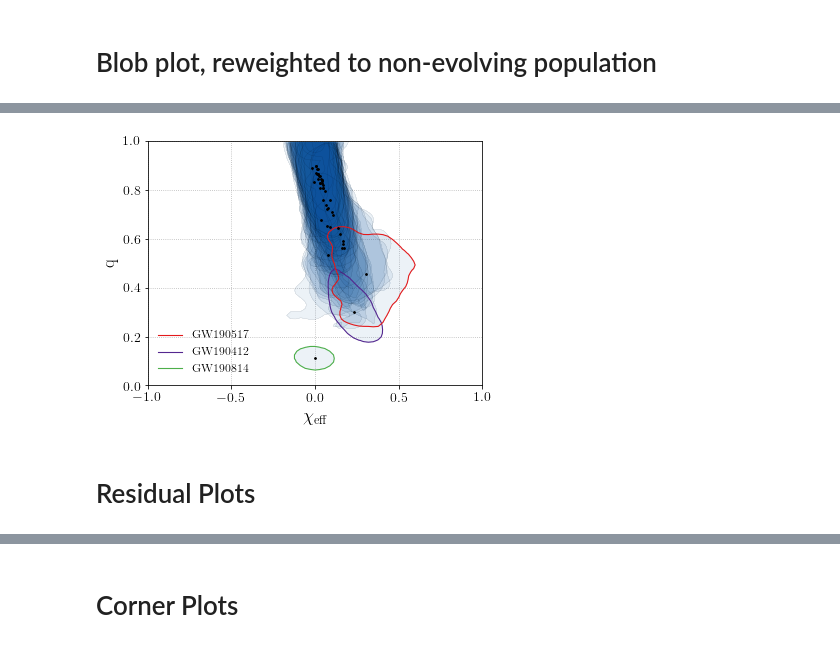
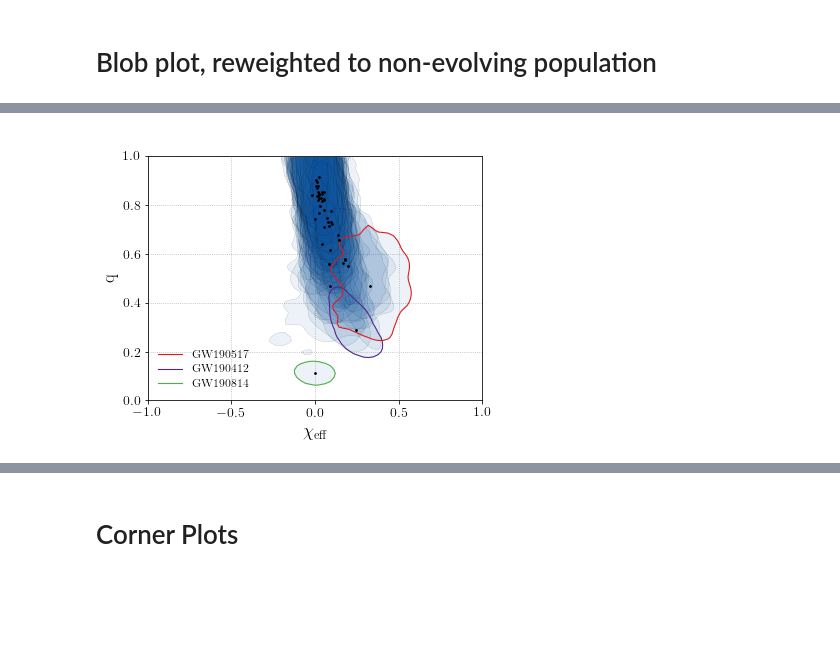
Before and after one commit to tcallister/BBH-spin-q-correlations, a Jupyter notebook: code/figures/create-figures.ipynb, the cells around one changed output, grey strips where cells are left out. Saved outputs shown, nothing was run; the diff lists cells and outputs as text; code cells hidden in the pictures; blank space fills up the shorter version.

```diff
--- a/code/figures/create-figures.ipynb
+++ b/code/figures/create-figures.ipynb
@@ -240,5 +277,4 @@ def calculate_Gaussian(x, mu, sigma2, low, high):
 # %%
-
 mock_q = np.zeros((len(posteriors),n_catalogs))
 mock_x = np.zeros((len(posteriors),n_catalogs))
 
@@ -255,27 +291,27 @@ for i in range(n_catalogs):
     samp = np.random.choice(np.arange(samps.shape[0]))
 
     mMin = 5.
-    lmbda1 = samps[samp,0]
-    lmbda2 = samps[samp,1]
+    lmbda = samps[samp,0]
+    mMax = samps[samp,1]
     m0 = samps[samp,2]
-    bq = samps[samp,3]
-    kappa = samps[samp,4]
-    mu0 = samps[samp,5]
-    logsig0 = samps[samp,6]
-    alpha = samps[samp,7]
-    beta = samps[samp,8]
+    sigM = samps[samp,3]
+    fPeak = samps[samp,4]
+    bq = samps[samp,5]
+    kappa = samps[samp,6]
+    mu0 = samps[samp,7]
+    logsig0 = samps[samp,8]
+    alpha = samps[samp,9]
+    beta = samps[samp,10]
 
     mu_chi_evol[i] = mu0
     logsig_chi_evol[i] = logsig0
     alpha_evol[i] = alpha
     beta_evol[i] = beta
 
-    mock_p_m1 = np.ones(m1_det.size)
-    low_ms = m1_det<m0
-    high_ms = m1_det>=m0
-    p_m1_norm = (1.+lmbda1)*(1.+lmbda2)/(m0*(lmbda2-lmbda1)-mMin*np.power(mMin/m0,lmbda1)*(1.+lmbda2))
-    mock_p_m1[low_ms] = p_m1_norm*np.power(m1_det[low_ms]/m0,lmbda1)
-    mock_p_m1[high_ms] = p_m1_norm*np.power(m1_det[high_ms]/m0,lmbda2)
+    p_det_m1_pl = (1.+lmbda)*m1_det**lmbda/(mMax**(1.+lmbda) - mMin**(1.+lmbda))
+    p_det_m1_pl[m1_det>mMax] = 0
+    p_det_m1_peak = np.exp(-0.5*(m1_det-m0)**2./sigM**2)/np.sqrt(2.*np.pi*sigM**2.)
+    mock_p_m1 = fPeak*p_det_m1_peak + (1.-fPeak)*p_det_m1_pl
 
     mock_p_m2 = (1.+bq)*np.power(m2_det,bq)/(np.power(m1_det,1.+bq)-mMin**(1.+bq))
     mock_p_m2[m2_det<mMin]=0
@@ -307,12 +343,10 @@ for i in range(n_catalogs):
         p_Chi = calculate_Gaussian(chis, mu, 10.**(2.*logsig),-1.,1.)
 
         # p(m1)
-        p_m1 = np.ones(m1s.size)
-        low_ms = m1s<m0
-        high_ms = m1s>=m0
-        p_m1_norm = (1.+lmbda1)*(1.+lmbda2)/(m0*(lmbda2-lmbda1)-mMin*np.power(mMin/m0,lmbda1)*(1.+lmbda2))
-        p_m1[low_ms] = p_m1_norm*np.power(m1s[low_ms]/m0,lmbda1)
-        p_m1[high_ms] = p_m1_norm*np.power(m1s[high_ms]/m0,lmbda2)
+        p_m1_pl = (1.+lmbda)*m1s**lmbda/(mMax**(1.+lmbda) - mMin**(1.+lmbda))
+        p_m1_pl[m1s>mMax] = 0.
+        p_m1_peak = np.exp(-0.5*(m1s-m0)**2./sigM**2)/np.sqrt(2.*np.pi*sigM**2.)
+        p_m1 = fPeak*p_m1_peak + (1.-fPeak)*p_m1_pl
         old_m1_prior = np.ones(m1s.size)
 
         # p(m2)
@@ -767,33 +930,35 @@ for i in range(resampled_q_w190814.shape[0]):
     if i==i190517:
         ax.contour((chi_grid[:-1]+chi_grid[1:])/2,(q_grid[:-1]+q_grid[1:])/2,heights.T,levels=(h90,np.inf),colors='#e31a1c',linewidths=1.1)
     elif i==i190412:
         ax.contour((chi_grid[:-1]+chi_grid[1:])/2,(q_grid[:-1]+q_grid[1:])/2,heights.T,levels=(h90,np.inf),colors='#54278f',linewidths=1.1)
     elif i==i190814:
         ax.contour((chi_grid[:-1]+chi_grid[1:])/2,(q_grid[:-1]+q_grid[1:])/2,heights.T,levels=(h90,np.inf),colors='#4daf4a',linewidths=1.1)
     else:
         ax.contour((chi_grid[:-1]+chi_grid[1:])/2,(q_grid[:-1]+q_grid[1:])/2,heights.T,levels=(h90,np.inf),colors='black',linewidths=0.3,alpha=0.2)
 
     ax.contourf((chi_grid[:-1]+chi_grid[1:])/2,(q_grid[:-1]+q_grid[1:])/2,heights.T,levels=(h90,np.inf),colors='#08519c',alpha=0.075)
 
 
 custom_lines = [Line2D([0], [0], color='#e31a1c', lw=1.1),
                 Line2D([0], [0], color='#54278f', lw=1.1),
                 Line2D([0], [0], color='#4daf4a', lw=1.1)]
 ax.legend(custom_lines, ['GW190517', 'GW190412', 'GW190814'],loc='lower left',fontsize=12,frameon=False,labelspacing=0.3)
 
 
 
 ax.set_xlabel(r'$\chi_\mathrm{eff}$',fontsize=18)
 ax.set_ylabel(r'q',fontsize=18)
 ax.xaxis.grid(True,which='major',ls=':')
 ax.yaxis.grid(True,which='major',ls=':')
 ax.set_axisbelow(True)
 ax.tick_params(labelsize=14)
 ax.set_xlim(-1,1)
 ax.set_ylim(0,1)
+ax.set_title(' ',fontsize=20)
+
+"""ax.text(0.94,0.08, ' (a)', horizontalalignment='right',
+        verticalalignment='center', transform=ax.transAxes,fontsize=15, backgroundcolor='white')"""
 
 plt.savefig('./reweighted_posterior_scatter_yesEvolution_w190814.pdf',bbox_inches='tight')
 # %% [output]
-[figure, old version]
+[figure, new version]
-# %% [markdown]
-# Residual Plots
```
Also changed, not shown: parts of 109 cells of this notebook, 13 other files.
